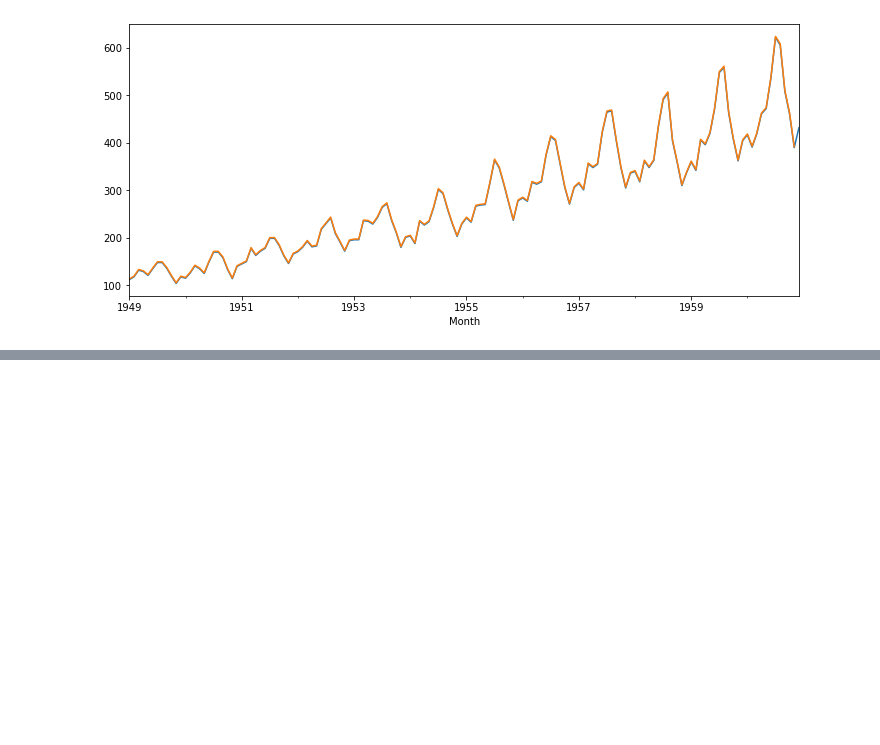
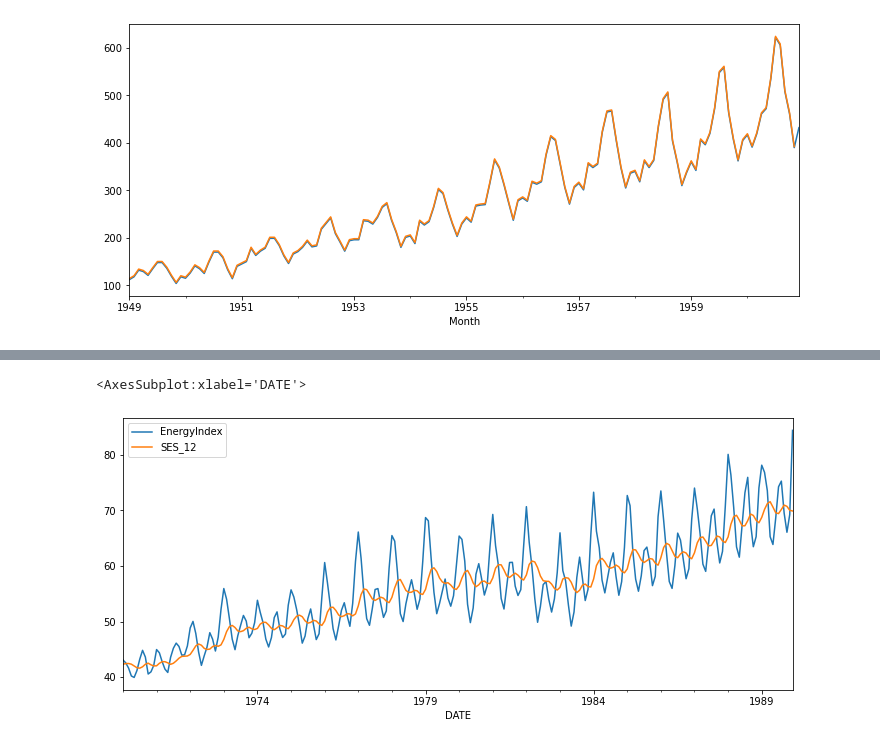
Before and after one commit to B2BDA/TIme_Series_SARIMA_Sales, a Jupyter notebook: Time_Series_Forecasting_Python.ipynb, the cells around one changed output, grey strips where cells are left out. Saved outputs shown, nothing was run; the diff lists cells and outputs as text; code cells hidden in the pictures; blank space fills up the shorter version.

```diff
--- a/Time_Series_Forecasting_Python.ipynb
+++ b/Time_Series_Forecasting_Python.ipynb
@@ -759,0 +821,11 @@ model.plot()
+# %%
+model = SimpleExpSmoothing(df['EnergyIndex'])
+# %%
+model = model.fit(smoothing_level=2/(1+12), optimized=True)
+# %%
+df['SES_12'] = model.fittedvalues
+# %%
+df[['EnergyIndex','SES_12']].plot()
+# %% [output]
+<AxesSubplot:xlabel='DATE'>
+[figure, added]
```
Also changed, not shown: parts of 19 cells of this notebook.
